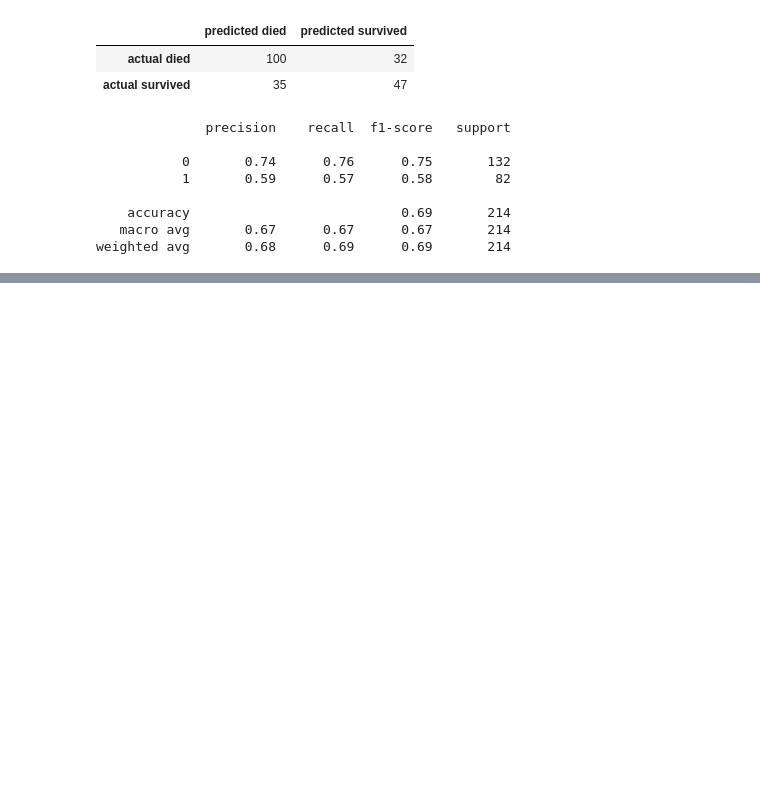
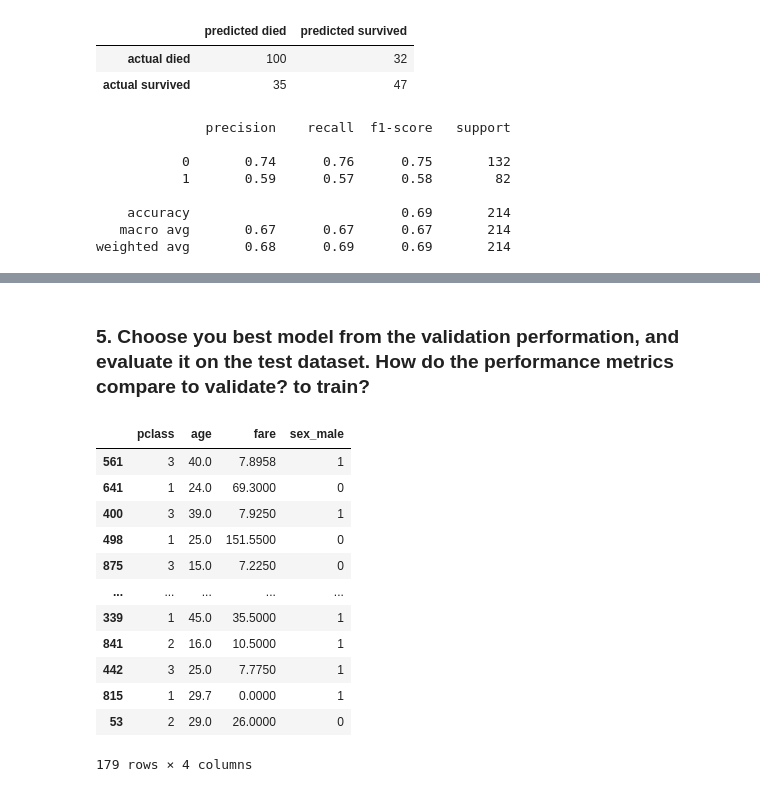
Before and after one commit to david-ryan-alviola/classification-exercises, a Jupyter notebook: model.ipynb, the cells around one changed output, grey strips where cells are left out. Cells and saved outputs as stored; diff of their text form; code cells hidden in the pictures; blank space fills up the shorter version.

Commit message:
Finished logistic regression exercises

```diff
--- a/model.ipynb
+++ b/model.ipynb
@@ -514,0 +641,2 @@ weighted avg       0.68      0.69      0.69       214
+# %%
+logistic_titanic_df.age.fillna(avg_age, inplace=True)
@@ -514,0 +675,27 @@ weighted avg       0.68      0.69      0.69       214
+# %%
+def split(df, stratify_by=None):
+    """
+    Crude train, validate, test split
+    To stratify, send in a column name
+    """
+
+    if stratify_by == None:
+        train, test = train_test_split(df, test_size=.2, random_state=123)
+        train, validate = train_test_split(train, test_size=.3, random_state=123)
+    else:
+        train, test = train_test_split(df, test_size=.2, random_state=123, stratify=df[stratify_by])
+        train, validate = train_test_split(train, test_size=.3, random_state=123, stratify=train[stratify_by])
+    return train, validate, test
+# %%
+train, validate, test = split(logistic_titanic_df, stratify_by='survived')
+# %%
+drop_columns = ['survived', 'Unnamed: 0', 'passenger_id', 'sex', 'sibsp', 'parch', 'embarked', 'class', 'deck',
+                'embark_town', 'alone']
+X_train = train.drop(columns=drop_columns)
+y_train = train.survived
+
+X_validate = validate.drop(columns=drop_columns)
+y_validate = validate.survived
+
+X_test = test.drop(columns=drop_columns)
+y_test = test.survived
@@ -514,0 +880,20 @@ weighted avg       0.68      0.69      0.69       214
+# %% [markdown]
+### 5. Choose you best model from the validation performation, and evaluate it on the test dataset. How do the performance metrics compare to validate? to train?
+# %%
+X_test = pd.concat([X_test, test.sex], axis=1)
+X_test = pd.get_dummies(X_test, columns=['sex'], dummy_na=False, drop_first=True)
+X_test
+# %% [output]
+|  | pclass | age | fare | sex_male |
+| 561 | 3 | 40.0 | 7.8958 | 1 |
+| 641 | 1 | 24.0 | 69.3000 | 0 |
+| 400 | 3 | 39.0 | 7.9250 | 1 |
+| 498 | 1 | 25.0 | 151.5500 | 0 |
+| 875 | 3 | 15.0 | 7.2250 | 0 |
+| ... | ... | ... | ... | ... |
+| 339 | 1 | 45.0 | 35.5000 | 1 |
+| 841 | 2 | 16.0 | 10.5000 | 1 |
+| 442 | 3 | 25.0 | 7.7750 | 1 |
+| 815 | 1 | 29.7 | 0.0000 | 1 |
+| 53 | 2 | 29.0 | 26.0000 | 0 |
+179 rows × 4 columns
```
Also changed, not shown: parts of 58 cells of this notebook.
